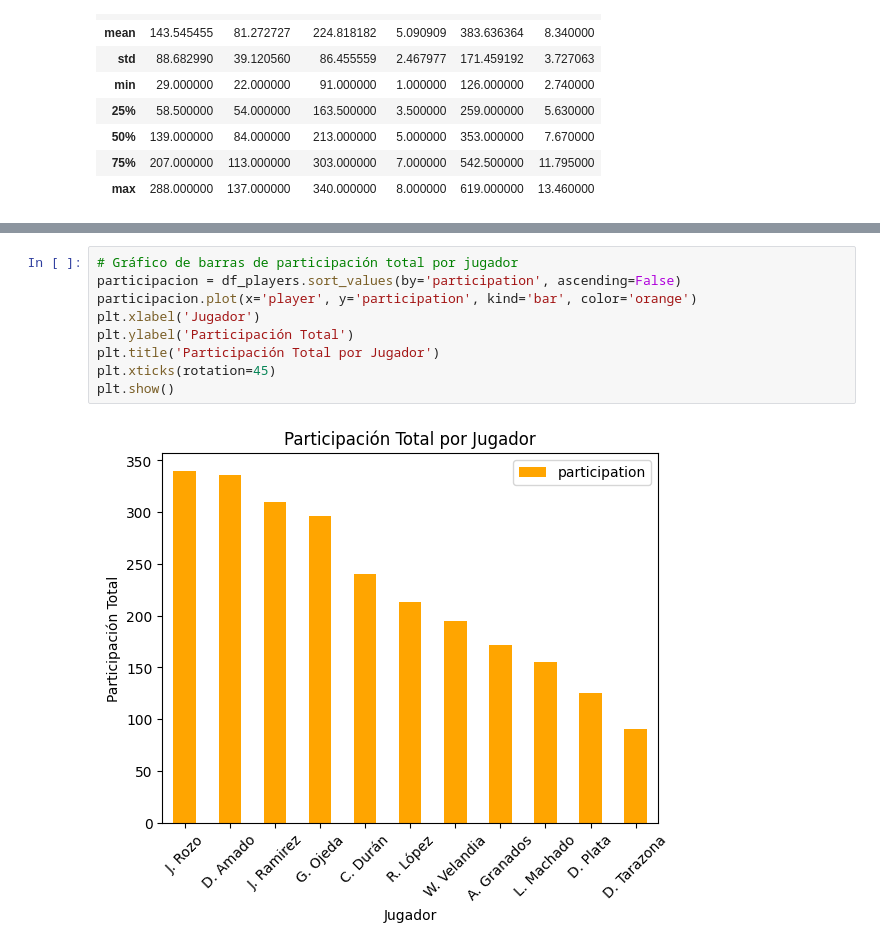
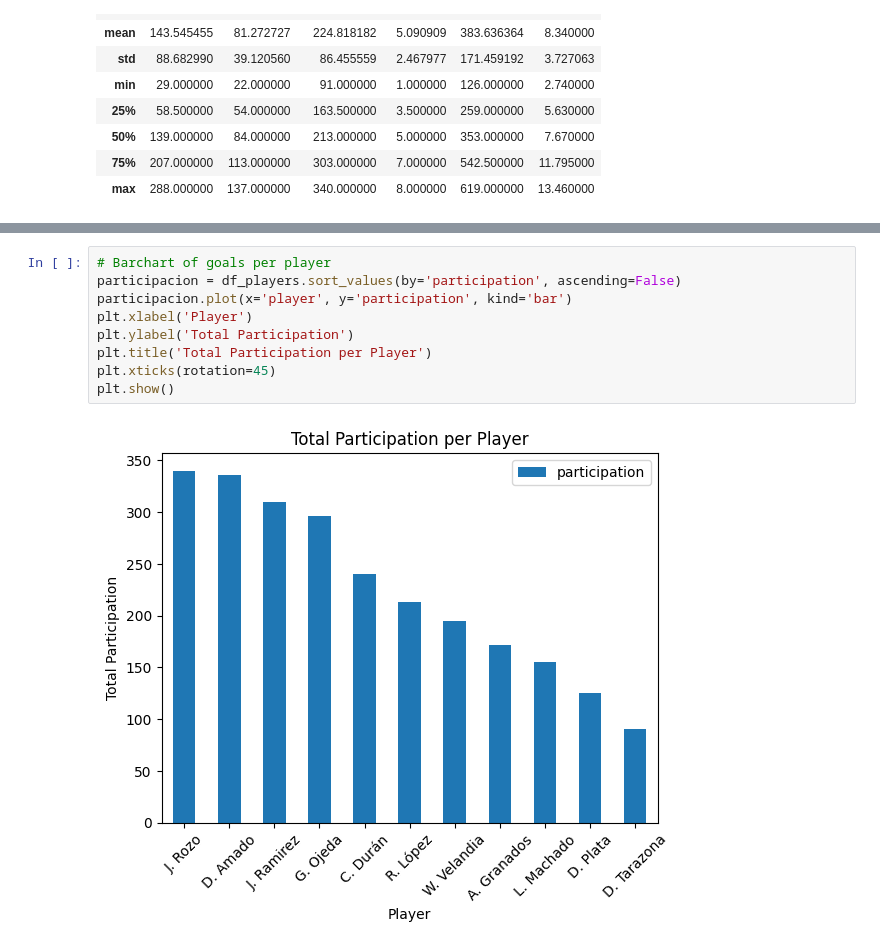
Before and after one commit to danielAcl9/analysisSoccerWFriends, a Jupyter notebook: data_analysis.ipynb, the cells around one changed output, grey strips where cells are left out. Drawn from its saved outputs; the diff is of its cells as text.

Commit message:
Fixed some visualizations

```diff
--- a/data_analysis.ipynb
+++ b/data_analysis.ipynb
@@ -65,12 +62,12 @@ plt.show()
 # %%
-# Gráfico de barras de participación total por jugador
+# Barchart of goals per player
 participacion = df_players.sort_values(by='participation', ascending=False)
-participacion.plot(x='player', y='participation', kind='bar', color='orange')
-plt.xlabel('Jugador')
-plt.ylabel('Participación Total')
-plt.title('Participación Total por Jugador')
+participacion.plot(x='player', y='participation', kind='bar')
+plt.xlabel('Player')
+plt.ylabel('Total Participation')
+plt.title('Total Participation per Player')
 plt.xticks(rotation=45)
 plt.show()
 # %% [output]
-[figure, old version]
+[figure, new version]
 # %%
```
Also changed, not shown: parts of 3 cells of this notebook.
